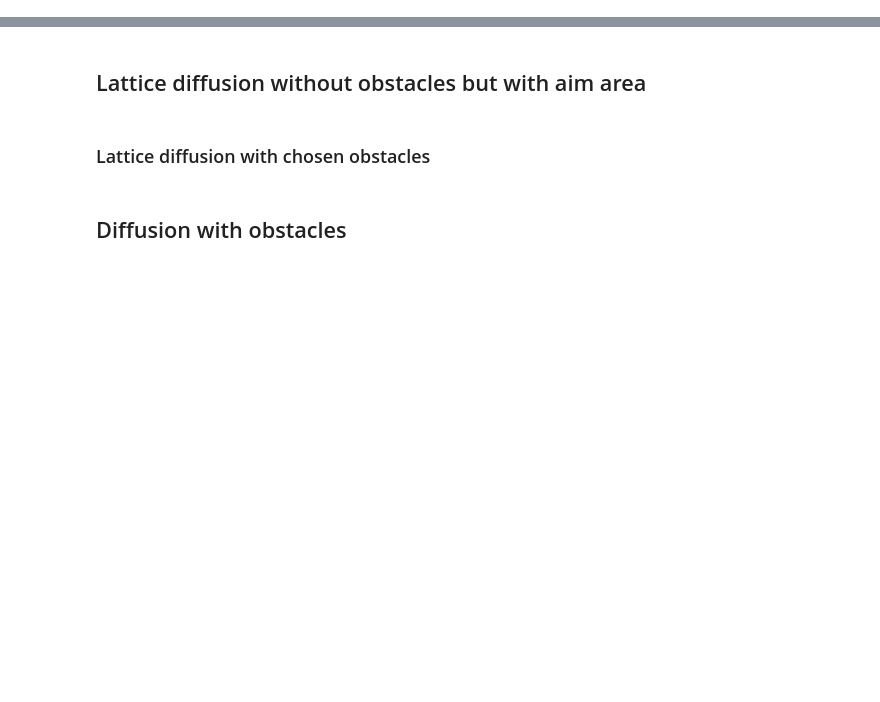
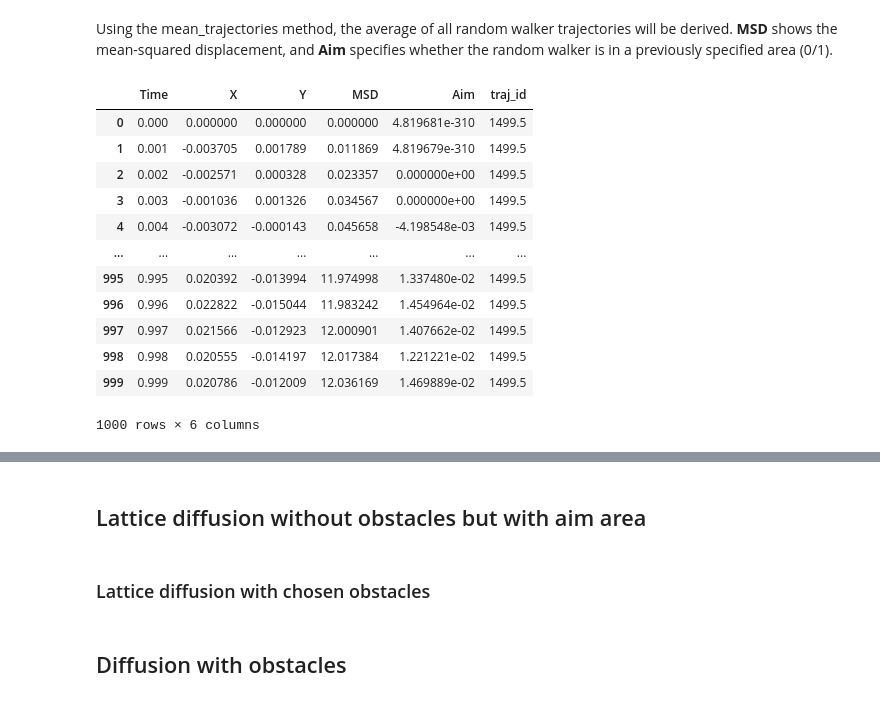
Before and after one commit to Computational-Biology-Aachen/cyanomembranes, a Jupyter notebook: tutorial/brownian_diffusion.ipynb, the cells around one changed output, grey strips where cells are left out. Cells and saved outputs as stored; diff of their text form; code cells hidden in the pictures; blank space fills up the shorter version.

```diff
--- a/tutorial/brownian_diffusion.ipynb
+++ b/tutorial/brownian_diffusion.ipynb
@@ -30,7 +34,24 @@ exp_config
+# %% [markdown]
+Using the mean_trajectories method, the average of all random walker trajectories will be derived. **MSD** shows the mean-squared displacement, and **Aim** specifies whether the random walker is in a previously specified area (0/1).
 # %%
 exp = cm.brownian.Experiment(exp_config)
 run = exp.run()
 df = run.mean_trajectories()
+df
+# %% [output]
+|  | Time | X | Y | MSD | Aim | traj_id |
+| 0 | 0.000 | 0.000000 | 0.000000 | 0.000000 | 4.819681e-310 | 1499.5 |
+| 1 | 0.001 | -0.003705 | 0.001789 | 0.011869 | 4.819679e-310 | 1499.5 |
+| 2 | 0.002 | -0.002571 | 0.000328 | 0.023357 | 0.000000e+00 | 1499.5 |
+| 3 | 0.003 | -0.001036 | 0.001326 | 0.034567 | 0.000000e+00 | 1499.5 |
+| 4 | 0.004 | -0.003072 | -0.000143 | 0.045658 | -4.198548e-03 | 1499.5 |
+| ... | ... | ... | ... | ... | ... | ... |
+| 995 | 0.995 | 0.020392 | -0.013994 | 11.974998 | 1.337480e-02 | 1499.5 |
+| 996 | 0.996 | 0.022822 | -0.015044 | 11.983242 | 1.454964e-02 | 1499.5 |
+| 997 | 0.997 | 0.021566 | -0.012923 | 12.000901 | 1.407662e-02 | 1499.5 |
+| 998 | 0.998 | 0.020555 | -0.014197 | 12.017384 | 1.221221e-02 | 1499.5 |
+| 999 | 0.999 | 0.020786 | -0.012009 | 12.036169 | 1.469889e-02 | 1499.5 |
+1000 rows × 6 columns
 # %%
 df.plot(x="Time", y="MSD")
 print(f"The diffusion coefficient is {run.get_mean_diff_coefficients()[1]}")
```
Also changed, not shown: parts of 21 cells of this notebook, 7 other files.
